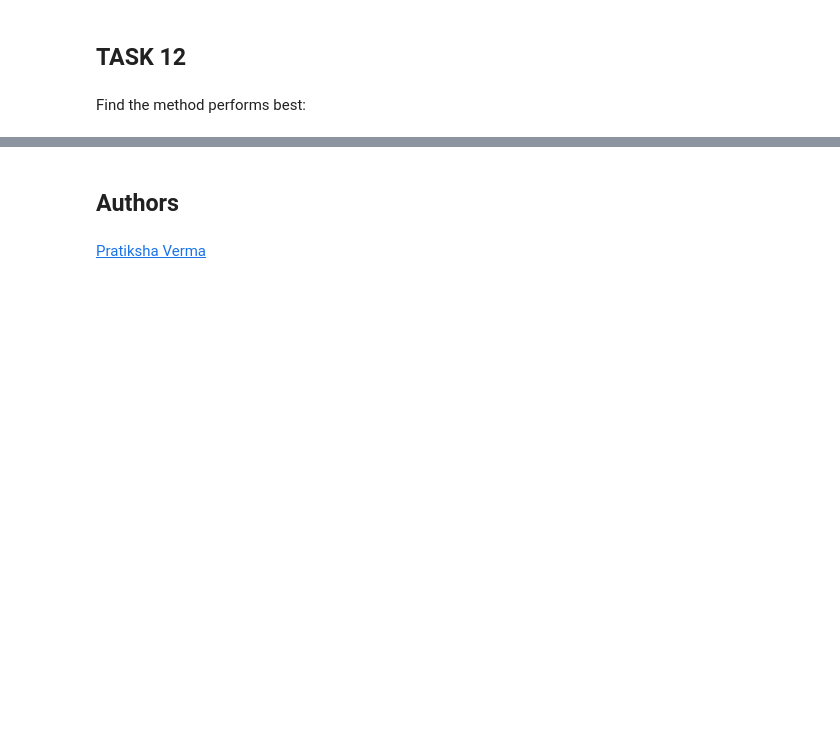
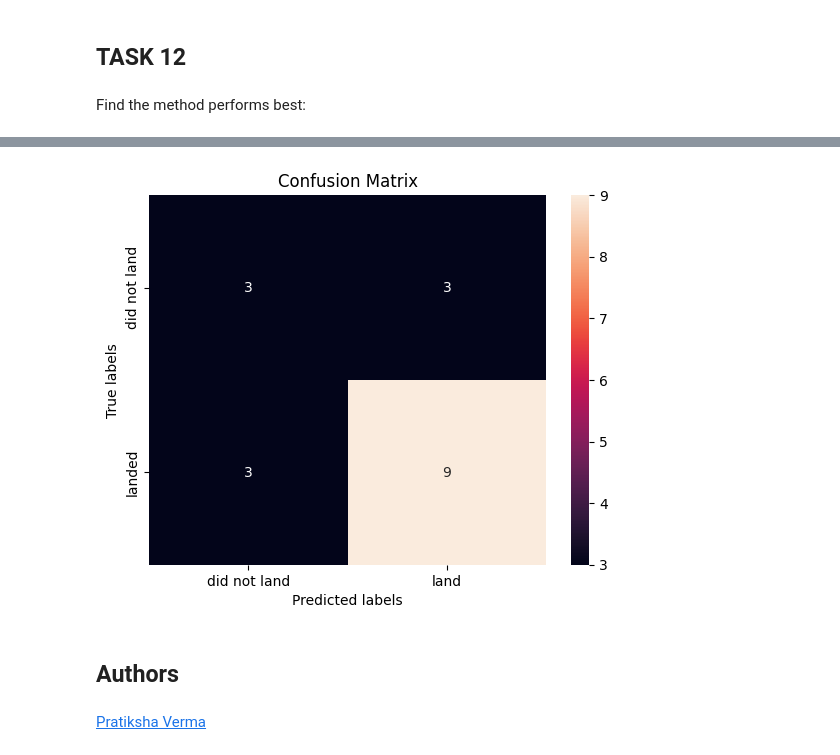
Before and after one commit to asadullahjan/data-science-notebooks, a Jupyter notebook: IBM Machine Learning Prediction lab.ipynb, the cells around one changed output, grey strips where cells are left out. Cells and saved outputs as stored; diff of their text form; code cells hidden in the pictures; blank space fills up the shorter version.

```diff
--- a/IBM Machine Learning Prediction lab.ipynb
+++ b/IBM Machine Learning Prediction lab.ipynb
@@ -426,3 +435,8 @@ Test accuracy for the best model (DecisionTree): 0.9444
+# %%
+yhat = best_model_instance.predict(X_test)
+plot_confusion_matrix(Y_test,yhat)
+# %% [output]
+[figure, added]
 # %% [markdown]
 ## Authors
 # %% [markdown]
```
Also changed, not shown: parts of 5 cells of this notebook.
